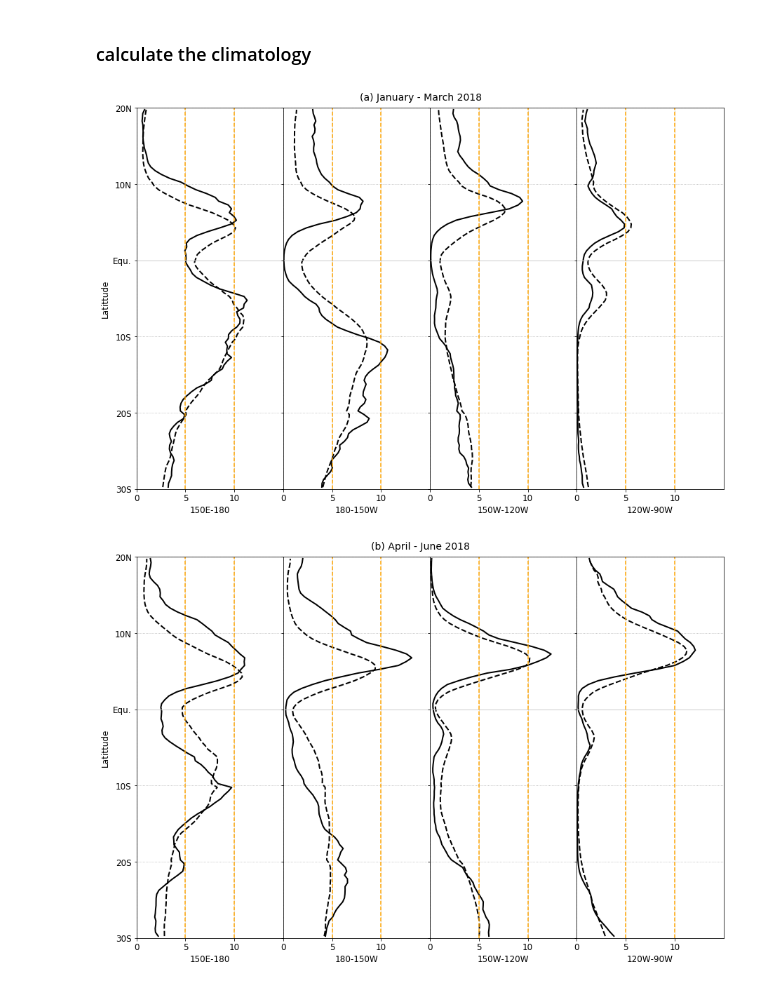
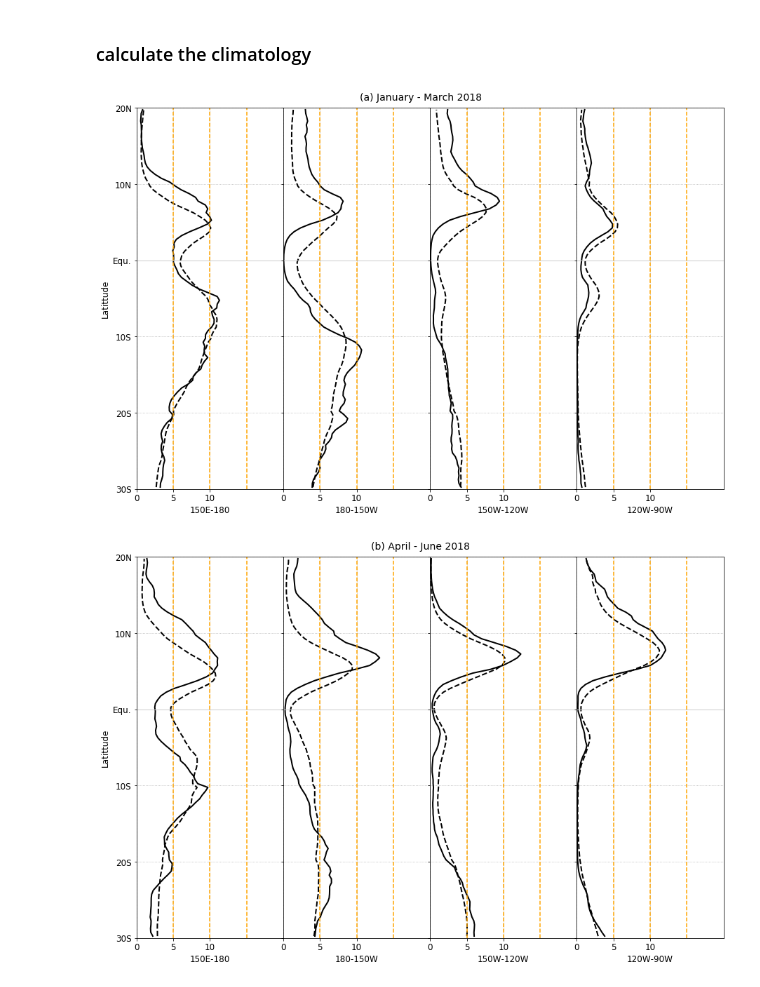
Before and after one commit to nicolasfauchereau/BAMS_SOTC_2019, a Jupyter notebook: notebooks/plot_sectors.ipynb, the cells around one changed output. Cells and saved outputs as stored; diff of their text form; code cells hidden in the pictures.

```diff
--- a/notebooks/plot_sectors.ipynb
+++ b/notebooks/plot_sectors.ipynb
@@ -93,34 +93,34 @@ for seas in season_dict.keys():
 
         sector_seas = dset_seas.sel(lon=slice(lon_sectors[i],lon_sectors[i+1])).mean('lon')
 
         sector_clim = clim_seas.sel(lon=slice(lon_sectors[i],lon_sectors[i+1])).mean('lon')
 
         ax.plot(sector_clim['prcp'].data, sector_clim['lat'].data, color='k', lw=2, ls='--')
 
         ax.plot(sector_seas['prcp'].data, sector_seas['lat'].data, color='k', lw=2)
 
         ax.set_ylim(-30, 20)
 
         ax.grid(ls=':')
 
         ax.axhline(0, ls='-', color='0.8', lw=1)
 
-        for x in [5,10]:
+        for x in [5, 10, 15]:
             ax.axvline(x, color='orange',ls='--')
 
 
-        ax.set_xlim(0, 15)
+        ax.set_xlim(0, 20)
         ax.set_yticklabels(['30S','20S','10S','Equ.','10N','20N'], fontsize=12);
         ax.set_xlabel(f"{lon_labels[i]}-{lon_labels[i+1]}", fontsize=12)
 
         if i == 0:
             ax.set_ylabel('Latittude', fontsize=12)
         ax.set_xticks([0,5,10])
         ax.set_xticklabels([0,5,10], fontsize=12);
 
     f.suptitle(title, fontsize=14, y=0.91)
 
 f.savefig(f"../figures/sector_plot_{seas[4:].replace('-','_').replace(' ','_')}.png", dpi=200)
 # %% [output]
-[figure, old version]
+[figure, new version]
-[figure, old version]
+[figure, new version]
```
Also changed, not shown: parts of 1 cell of this notebook.
